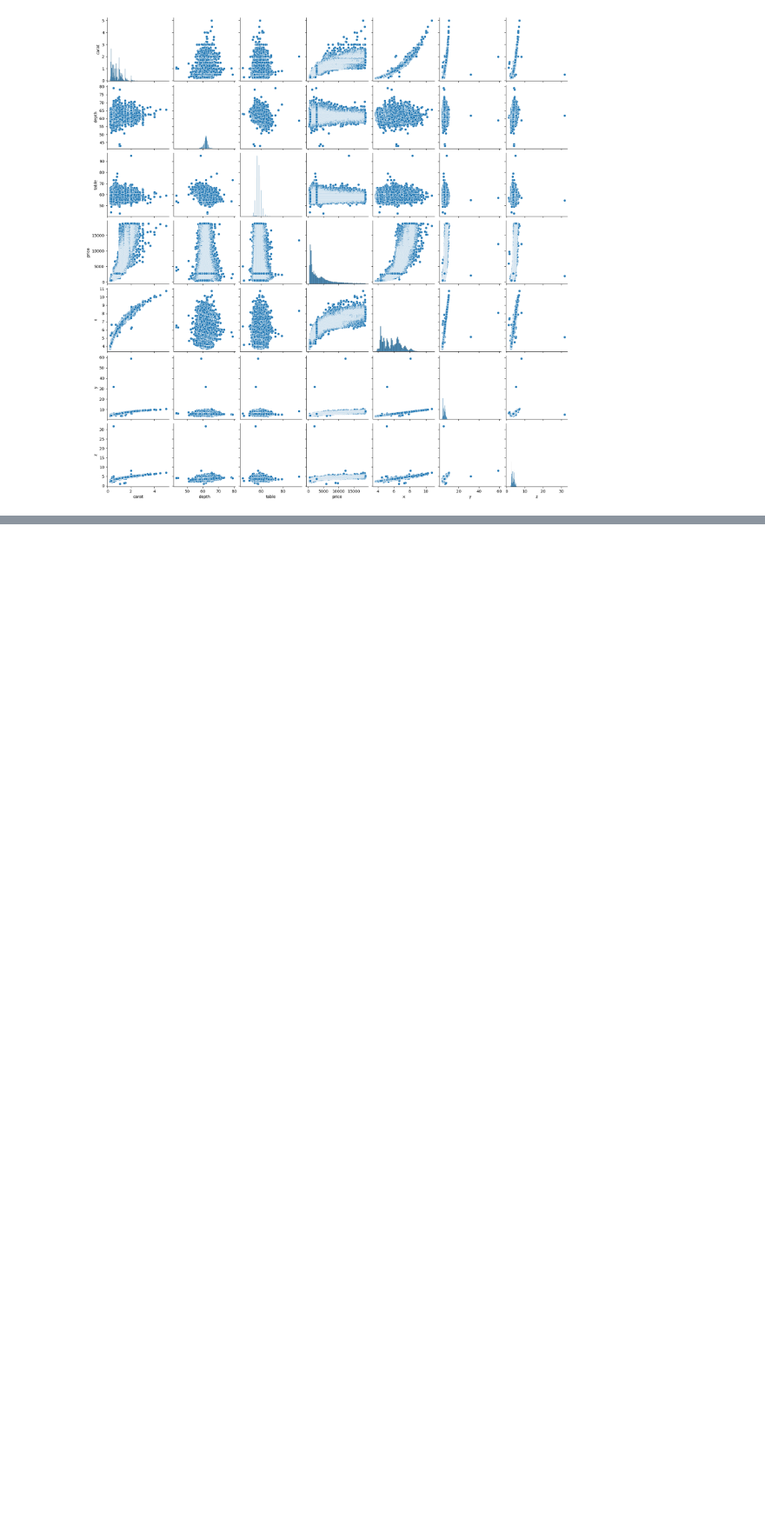
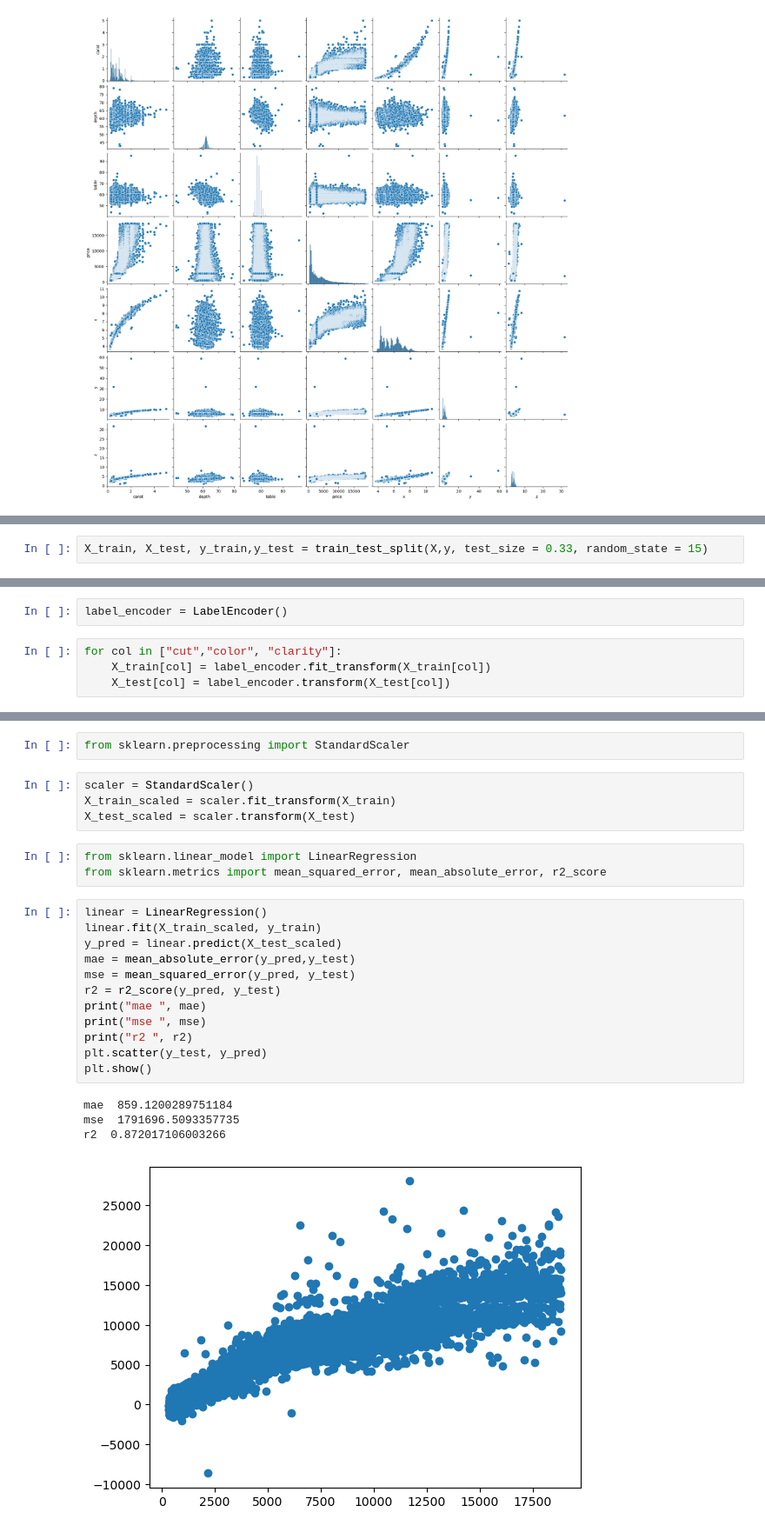
Before and after one commit to buketozceylan/MachineLearning, a Jupyter notebook: SVMRegressor.ipynb, the cells around one changed output, grey strips where cells are left out. Shown at 87% size. Saved outputs shown, nothing was run; the diff lists cells and outputs as text; blank space fills up the shorter version.

```diff
--- a/SVMRegressor.ipynb
+++ b/SVMRegressor.ipynb
@@ -112,0 +209,2 @@ plt.show()
+# %%
+X_train, X_test, y_train,y_test = train_test_split(X,y, test_size = 0.33, random_state = 15)
@@ -112,0 +213,6 @@ plt.show()
+# %%
+label_encoder = LabelEncoder()
+# %%
+for col in ["cut","color", "clarity"]:
+    X_train[col] = label_encoder.fit_transform(X_train[col])
+    X_test[col] = label_encoder.transform(X_test[col])
@@ -112,0 +252,26 @@ plt.show()
+# %%
+from sklearn.preprocessing import StandardScaler
+# %%
+scaler = StandardScaler()
+X_train_scaled = scaler.fit_transform(X_train)
+X_test_scaled = scaler.transform(X_test)
+# %%
+from sklearn.linear_model import LinearRegression
+from sklearn.metrics import mean_squared_error, mean_absolute_error, r2_score
+# %%
+linear = LinearRegression()
+linear.fit(X_train_scaled, y_train)
+y_pred = linear.predict(X_test_scaled)
+mae = mean_absolute_error(y_pred,y_test)
+mse = mean_squared_error(y_pred, y_test)
+r2 = r2_score(y_pred, y_test)
+print("mae ", mae)
+print("mse ", mse)
+print("r2 ", r2)
+plt.scatter(y_test, y_pred)
+plt.show()
+# %% [output]
+mae  859.1200289751184
+mse  1791696.5093357735
+r2  0.872017106003266
+[figure, added]
```
Also changed, not shown: parts of 23 cells of this notebook.
